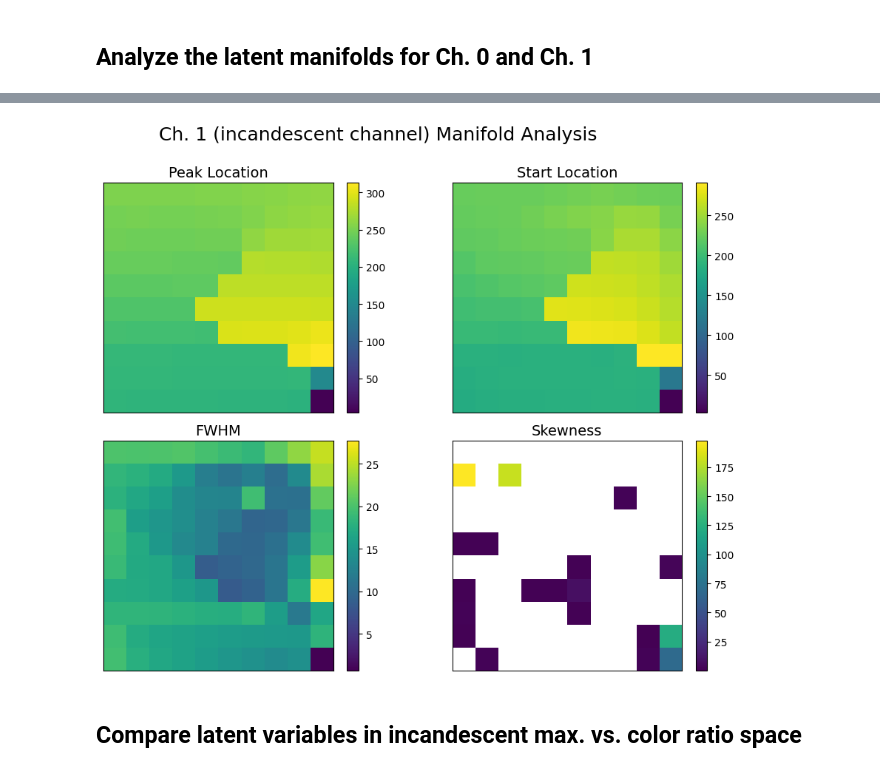
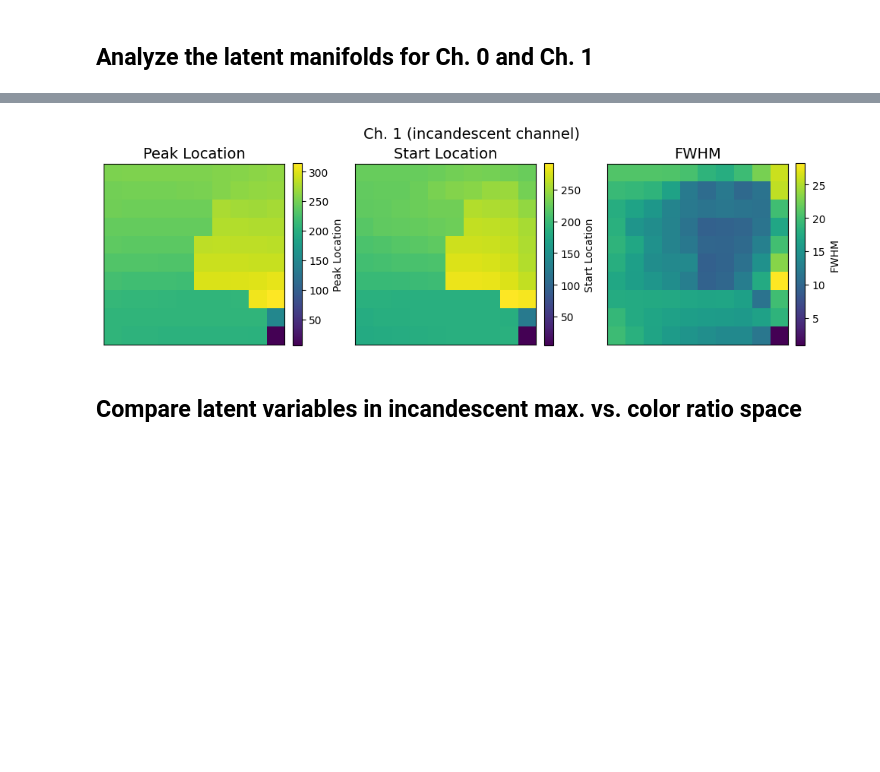
Before and after one commit to kdlamb/SP2-VAE, a Jupyter notebook: SP2_2DLatentSpace.ipynb, the cells around one changed output, grey strips where cells are left out. Cells and saved outputs as stored; diff of their text form; code cells hidden in the pictures; blank space fills up the shorter version.

```diff
--- a/SP2_2DLatentSpace.ipynb
+++ b/SP2_2DLatentSpace.ipynb
@@ -201,6 +202,6 @@ torch.save(vae0.state_dict(), "2DVAE_Ch0.pth")
 # %%
 # Load in the trained model weights
-vae0.load_state_dict(torch.load('2DVAE_Ch0.pth'))
+vae0.load_state_dict(torch.load('2DVAE_Ch0_200.pth'))
 # %% [output]
 <All keys matched successfully>
 # %%
@@ -217,6 +218,6 @@ torch.save(vae1.state_dict(), "2DVAE_Ch1.pth")
 # %%
 # Load in the trained model weights
-vae1.load_state_dict(torch.load('2DVAE_Ch1.pth'))
+vae1.load_state_dict(torch.load('2DVAE_Ch1_200.pth'))
 # %% [output]
 <All keys matched successfully>
 # %% [markdown]
@@ -322,16 +323,17 @@ data = [
     ("Peak Location", peaklocsCh0.reshape(10, 10)),
     ("Start Location", startlocsCh0.reshape(10, 10)),
     ("FWHM", fwhmCh0.reshape(10, 10)),
-    ("Skewness", skewnessCh0.reshape(10, 10))
+    #("Skewness", skewnessCh0.reshape(10, 10))
 ]
 
-fig, axes = plt.subplots(2, 2, figsize=(10, 8))
-fig.suptitle("Ch. 0 (scattering channel) Manifold Analysis", fontsize=18, y=0.94)
+fig, axes = plt.subplots(1,3, figsize=(10, 4))
+fig.suptitle("Ch. 0 (scattering channel)", fontsize=14,y=0.85)
 
 for ax, (title, img) in zip(axes.flat, data):
     im = ax.imshow(img, cmap='viridis')
     ax.set_title(title, fontsize=14)
     cbar = fig.colorbar(im, ax=ax, fraction=0.046, pad=0.04)
+    cbar.set_label(title)
     cbar.ax.tick_params(labelsize=10)
 
 for ax in axes.flat:
@@ -339,5 +341,6 @@ for ax in axes.flat:
     ax.set_yticks([])
 
 plt.tight_layout(rect=[0, 0, 1, 0.94])
-plt.show()
+#plt.show()
+plt.savefig("Ch0_ManifoldAnalysis.png",dpi=300)
 # %% [output]
@@ -345,32 +348,30 @@ plt.show()
 # %%
-# Reshape to 10x10 grids
 data = [
     ("Peak Location", peaklocsCh1.reshape(10, 10)),
     ("Start Location", startlocsCh1.reshape(10, 10)),
     ("FWHM", fwhmCh1.reshape(10, 10)),
-    ("Skewness", skewnessCh1.reshape(10, 10))
+    #("Skewness", skewnessCh0.reshape(10, 10))
 ]
 
-# Create a 2x2 figure
-fig, axes = plt.subplots(2, 2, figsize=(10, 8))
-fig.suptitle("Ch. 1 (incandescent channel) Manifold Analysis", fontsize=18, y=0.94)
+fig, axes = plt.subplots(1,3, figsize=(10, 4))
+fig.suptitle("Ch. 1 (incandescent channel)", fontsize=14,y=0.85)
 
-# Loop through subplots
 for ax, (title, img) in zip(axes.flat, data):
     im = ax.imshow(img, cmap='viridis')
     ax.set_title(title, fontsize=14)
     cbar = fig.colorbar(im, ax=ax, fraction=0.046, pad=0.04)
+    cbar.set_label(title)
     cbar.ax.tick_params(labelsize=10)
 
-# Optional: remove axis ticks if not meaningful
 for ax in axes.flat:
     ax.set_xticks([])
     ax.set_yticks([])
 
 plt.tight_layout(rect=[0, 0, 1, 0.94])
-plt.show()
+#plt.show()
+plt.savefig("Ch1_ManifoldAnalysis.png",dpi=300)
 # %% [output]
-[figure, old version]
+[figure, new version]
 # %% [markdown]
 ## Compare latent variables in incandescent max. vs. color ratio space
 # %%
```
Also changed, not shown: parts of 12 cells of this notebook.
